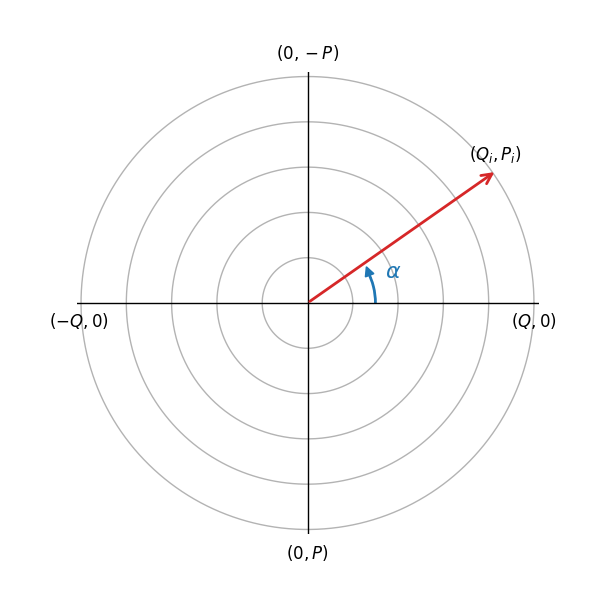
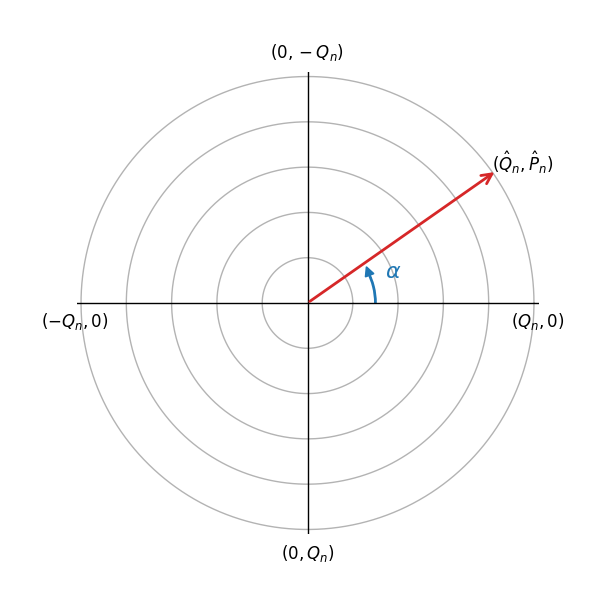
The notebook cell's code change between the first figure and the second:
--- before
+++ after
@@ -68,10 +68,10 @@
 
 # Cardinal angle labels
-ax.text(r_max-0.5,    -0.4,         r"$(Q,0) $", ha="left",   va="center", fontsize=12)
-ax.text(0,            r_max + 0.3,  r"$(0,-P)$", ha="center", va="bottom", fontsize=12)
-ax.text(-r_max+0.6,   -0.4,         r"$(-Q,0)$", ha="right",  va="center", fontsize=12)
-ax.text(0,            -r_max - 0.3, r"$(0,P) $", ha="center", va="top"   , fontsize=12)
+ax.text(r_max-0.5,    -0.4,         r"$(Q_n,0) $", ha="left",   va="center", fontsize=12)
+ax.text(0,            r_max + 0.3,  r"$(0,-Q_n)$", ha="center", va="bottom", fontsize=12)
+ax.text(-r_max+0.6,   -0.4,         r"$(-Q_n,0)$", ha="right",  va="center", fontsize=12)
+ax.text(0,            -r_max - 0.3, r"$(0,Q_n) $", ha="center", va="top"   , fontsize=12)
 
-ax.text(0.83*r_max, 0.7*r_max, r"$(Q_i,P_i) $", ha="center", va="top", fontsize=12)
+ax.text(0.95*r_max, 0.68*r_max, r"$(\hat{Q}_n,\hat{P}_n) $", ha="center", va="top", fontsize=12)
 
 ax.set_xlim(-r_max - 0.1, r_max + 0.1)

Commit: included analysis videos of punctures location